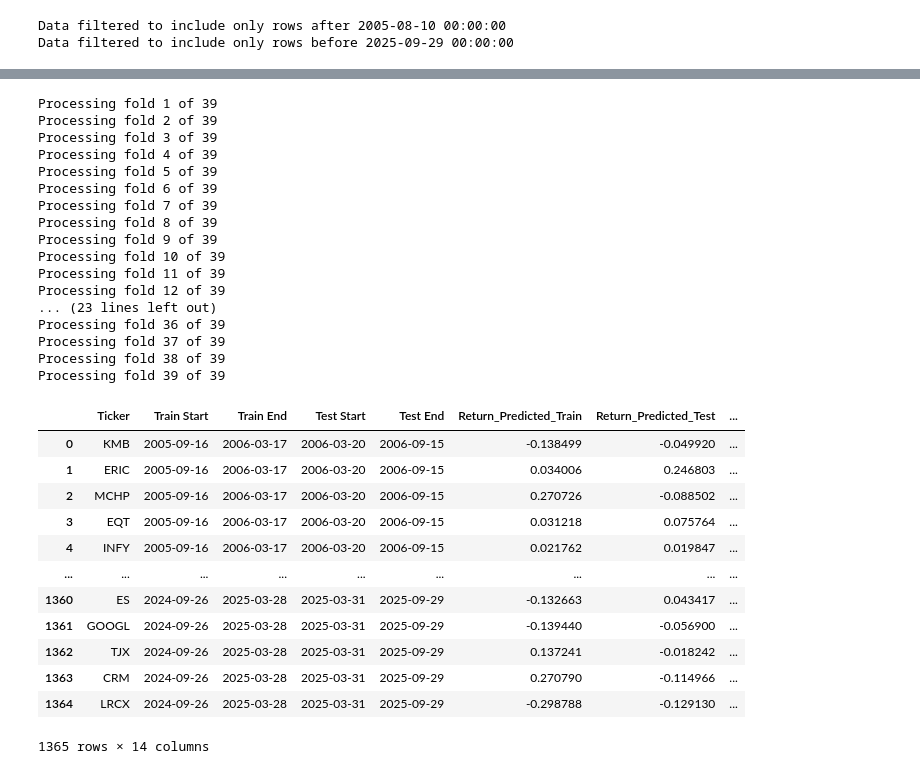
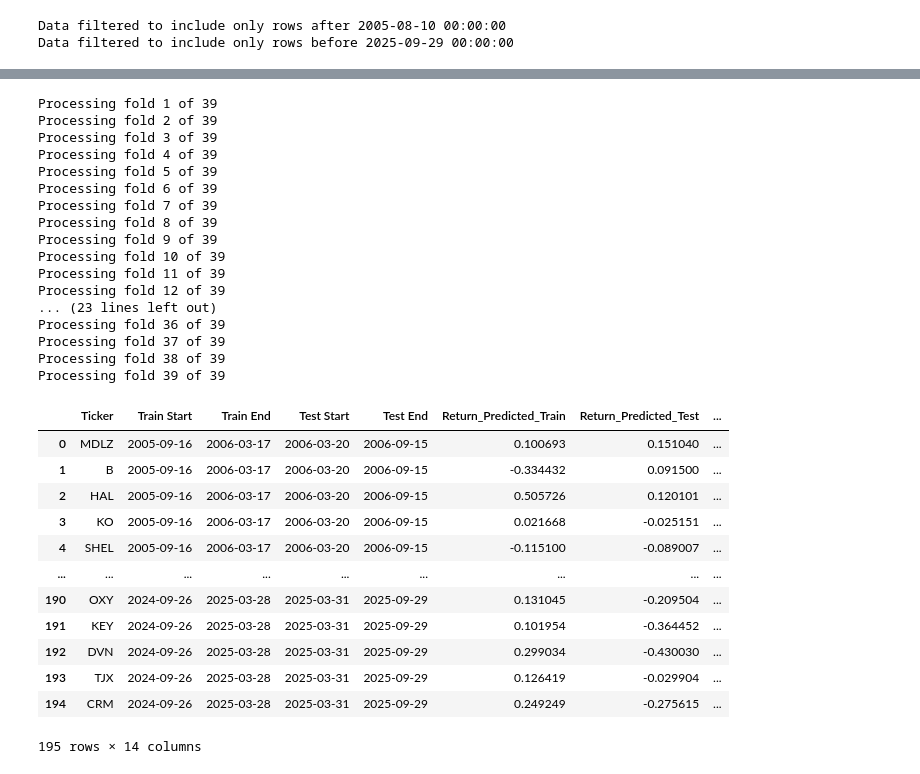
Before and after one commit to slang5/Sharp_Predict_V1, a Jupyter notebook: 2_logistic_model.ipynb, the cells around one changed output, grey strips where cells are left out. Cells and saved outputs as stored; diff of their text form; code cells hidden in the pictures.

```diff
--- a/2_logistic_model.ipynb
+++ b/2_logistic_model.ipynb
@@ -51,7 +51,7 @@ Data filtered to include only rows before 2025-09-29 00:00:00
 duration_period = 0.5 # % year
 window_size = int(252 * duration_period)
 
-C_grid = np.linspace(0.01, 10, 10)
+C_grid = np.linspace(0.1, 0.1, 1)
 max_iter_value = 10_000
 
 filtered_data = filtered_data.ffill()
@@ -81,9 +81,9 @@ for train_index, test_index in tscv.split(filtered_data):
         X_test_scaled = scaler.transform(X_test)
 
         grid_search = GridSearchCV(
-            LogisticRegression(max_iter=max_iter_value),
+            LogisticRegression(max_iter=max_iter_value, penalty='l2'),
             param_grid={'C': C_grid},
-            scoring='accuracy',
+            scoring='f1_macro',
             cv=TimeSeriesSplit(n_splits=3, max_train_size=window_size),
             n_jobs=-1
         )
@@ -279,7 +279,7 @@ PNL_data_raw
 Train_start_list = metrics_perf_df['Train Start'].unique().tolist()
 Ticker_per_Period = {}
 
-quantile_above = 0.75
+quantile_above = 0.97
 for train_start in Train_start_list:
     quantile_n = metrics_perf_df[metrics_perf_df['Train Start'] == train_start].Ratio_Train.quantile(quantile_above)
     selected_tickers = metrics_perf_df[(metrics_perf_df['Train Start'] == train_start) &
@@ -331,7 +331,7 @@ for train_index, test_index in tscv_selected.split(filtered_data):
         X_test_scaled = scaler.transform(X_test)
 
         # Fit linear regression model
-        model = LogisticRegression(C=metrics_perf_df[(metrics_perf_df['Ticker'] == ticker) & (metrics_perf_df['Train Start'] == train_data.index.min())]['C'].values[0], max_iter=max_iter_value)
+        model = LogisticRegression(C=metrics_perf_df[(metrics_perf_df['Ticker'] == ticker) & (metrics_perf_df['Train Start'] == train_data.index.min())]['C'].values[0], max_iter=max_iter_value, penalty='l2')
         model.fit(X_train_scaled, Y_train)
 
         # Make predictions
@@ -362,45 +362,45 @@ for train_index, test_index in tscv_selected.split(filtered_data):
             'Market_Return_Test': market_return_test,
             'Ratio_Train': ratio_train,
             'Ratio_Test': ratio_test,
             'Model_train_>_Market_train': 1 if return_predicted_train > market_return_train else 0,
             'Model_test_>_Market_test': 1 if return_predicted_test > market_return_test else 0,
             'C': model.C,
         })
 
 metrics_perf_selected_df = pd.DataFrame(metrics_perf_selected)
 metrics_perf_selected_df.to_csv('model/logistic/metrics_selected_data.csv', index=False)
 metrics_perf_selected_df
 # %% [output]
 Processing fold 1 of 39
 Processing fold 2 of 39
 Processing fold 3 of 39
 Processing fold 4 of 39
 Processing fold 5 of 39
 Processing fold 6 of 39
 Processing fold 7 of 39
 Processing fold 8 of 39
 Processing fold 9 of 39
 Processing fold 10 of 39
 Processing fold 11 of 39
 Processing fold 12 of 39
 ... (23 lines left out)
 Processing fold 36 of 39
 Processing fold 37 of 39
 Processing fold 38 of 39
 Processing fold 39 of 39
 |  | Ticker | Train Start | Train End | Test Start | Test End | Return_Predicted_Train | Return_Predicted_Test | ... |
-| 0 | KMB | 2005-09-16 | 2006-03-17 | 2006-03-20 | 2006-09-15 | -0.138499 | -0.049920 | ... |
-| 1 | ERIC | 2005-09-16 | 2006-03-17 | 2006-03-20 | 2006-09-15 | 0.034006 | 0.246803 | ... |
-| 2 | MCHP | 2005-09-16 | 2006-03-17 | 2006-03-20 | 2006-09-15 | 0.270726 | -0.088502 | ... |
-| 3 | EQT | 2005-09-16 | 2006-03-17 | 2006-03-20 | 2006-09-15 | 0.031218 | 0.075764 | ... |
-| 4 | INFY | 2005-09-16 | 2006-03-17 | 2006-03-20 | 2006-09-15 | 0.021762 | 0.019847 | ... |
+| 0 | MDLZ | 2005-09-16 | 2006-03-17 | 2006-03-20 | 2006-09-15 | 0.100693 | 0.151040 | ... |
+| 1 | B | 2005-09-16 | 2006-03-17 | 2006-03-20 | 2006-09-15 | -0.334432 | 0.091500 | ... |
+| 2 | HAL | 2005-09-16 | 2006-03-17 | 2006-03-20 | 2006-09-15 | 0.505726 | 0.120101 | ... |
+| 3 | KO | 2005-09-16 | 2006-03-17 | 2006-03-20 | 2006-09-15 | 0.021668 | -0.025151 | ... |
+| 4 | SHEL | 2005-09-16 | 2006-03-17 | 2006-03-20 | 2006-09-15 | -0.115100 | -0.089007 | ... |
 | ... | ... | ... | ... | ... | ... | ... | ... | ... |
-| 1360 | ES | 2024-09-26 | 2025-03-28 | 2025-03-31 | 2025-09-29 | -0.132663 | 0.043417 | ... |
-| 1361 | GOOGL | 2024-09-26 | 2025-03-28 | 2025-03-31 | 2025-09-29 | -0.139440 | -0.056900 | ... |
-| 1362 | TJX | 2024-09-26 | 2025-03-28 | 2025-03-31 | 2025-09-29 | 0.137241 | -0.018242 | ... |
-| 1363 | CRM | 2024-09-26 | 2025-03-28 | 2025-03-31 | 2025-09-29 | 0.270790 | -0.114966 | ... |
-| 1364 | LRCX | 2024-09-26 | 2025-03-28 | 2025-03-31 | 2025-09-29 | -0.298788 | -0.129130 | ... |
+| 190 | OXY | 2024-09-26 | 2025-03-28 | 2025-03-31 | 2025-09-29 | 0.131045 | -0.209504 | ... |
+| 191 | KEY | 2024-09-26 | 2025-03-28 | 2025-03-31 | 2025-09-29 | 0.101954 | -0.364452 | ... |
+| 192 | DVN | 2024-09-26 | 2025-03-28 | 2025-03-31 | 2025-09-29 | 0.299034 | -0.430030 | ... |
+| 193 | TJX | 2024-09-26 | 2025-03-28 | 2025-03-31 | 2025-09-29 | 0.126419 | -0.029904 | ... |
+| 194 | CRM | 2024-09-26 | 2025-03-28 | 2025-03-31 | 2025-09-29 | 0.249249 | -0.275615 | ... |
-1365 rows × 14 columns
+195 rows × 14 columns
 # %%
 # lets compute the average Return_Predicted_Train and Return_Predicted_Test for Train Start dates batch
 summary_graph_selected = metrics_perf_selected_df.groupby(['Train Start', 'Train End', 'Test Start', 'Test End']).agg({
```
Also changed, not shown: parts of 11 cells of this notebook, 4 other files.
